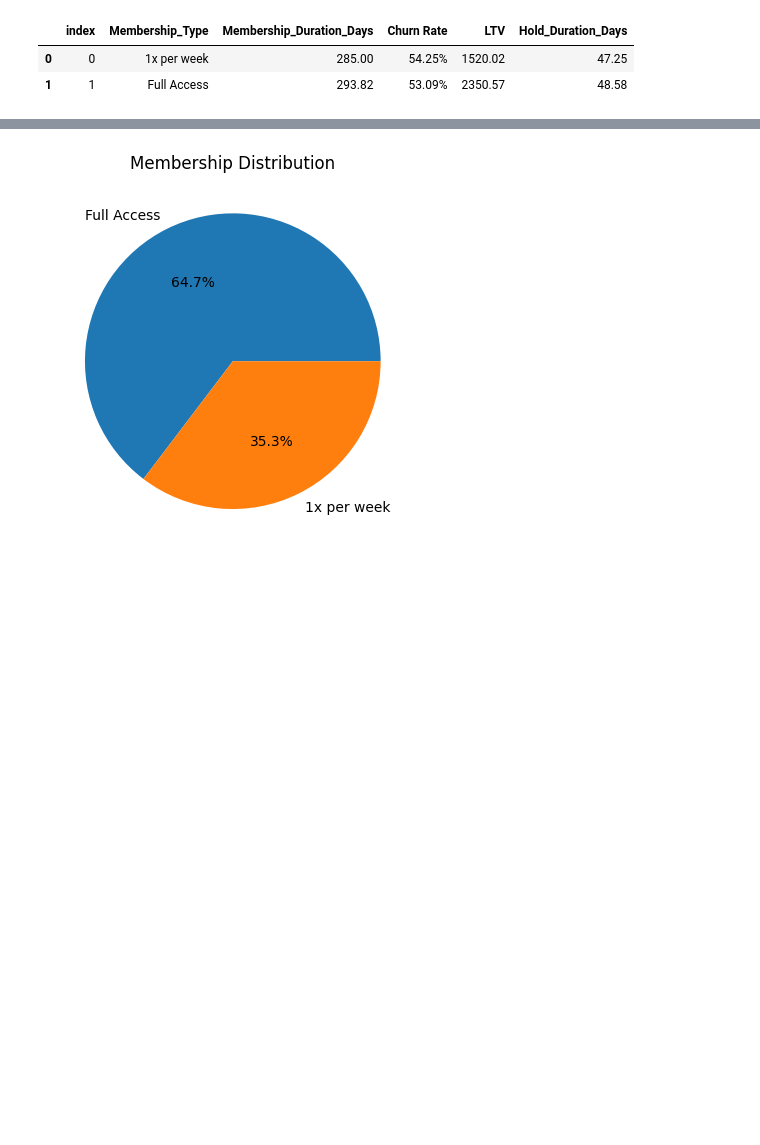
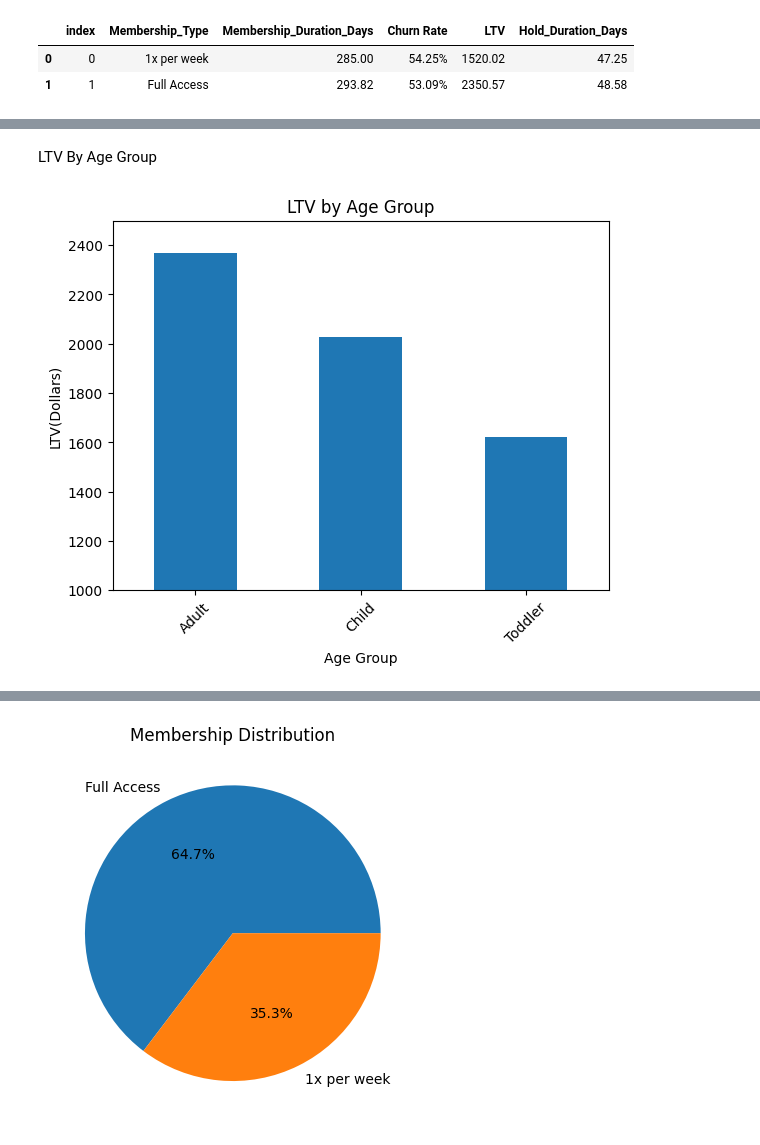
Before and after one commit to NMcPherson97/BJJ-Membership-Analysis, a Jupyter notebook: memberanalysis.ipynb, the cells around one changed output, grey strips where cells are left out. Drawn from its saved outputs; the diff is of its cells as text; code cells hidden in the pictures; blank space fills up the shorter version.

```diff
--- a/memberanalysis.ipynb
+++ b/memberanalysis.ipynb
@@ -18,3 +18,5 @@ display(
 |  | index | Membership_Type | Membership_Duration_Days | Churn Rate | LTV | Hold_Duration_Days |
 | 0 | 0 | 1x per week | 285.00 | 54.25% | 1520.02 | 47.25 |
 | 1 | 1 | Full Access | 293.82 | 53.09% | 2350.57 | 48.58 |
+# %%
+member_df['Membership_Duration_Months'] = (member_df['Membership_Duration_Days'] / 30).round(2)
@@ -38,0 +47,19 @@ Full Access members generate significantly higher lifetime value than 1x-per-wee
+# %% [markdown]
+LTV By Age Group
+# %%
+member_df['LTV'] = (member_df['Monthly_Dues'] * member_df['Membership_Duration_Months']).round(2)
+ltv_age = (
+    member_df.groupby('Age_Group')
+    ['LTV']
+    .mean()
+    .round(2)
+)
+ltv_age.plot(kind='bar')
+plt.title('LTV by Age Group')
+plt.xlabel('Age Group')
+plt.ylabel('LTV(Dollars)')
+plt.ylim(1000,2500)
+plt.xticks(rotation=45)
+plt.show()
+# %% [output]
+[figure, added]
```
Also changed, not shown: parts of 20 cells of this notebook, 1 other file.
